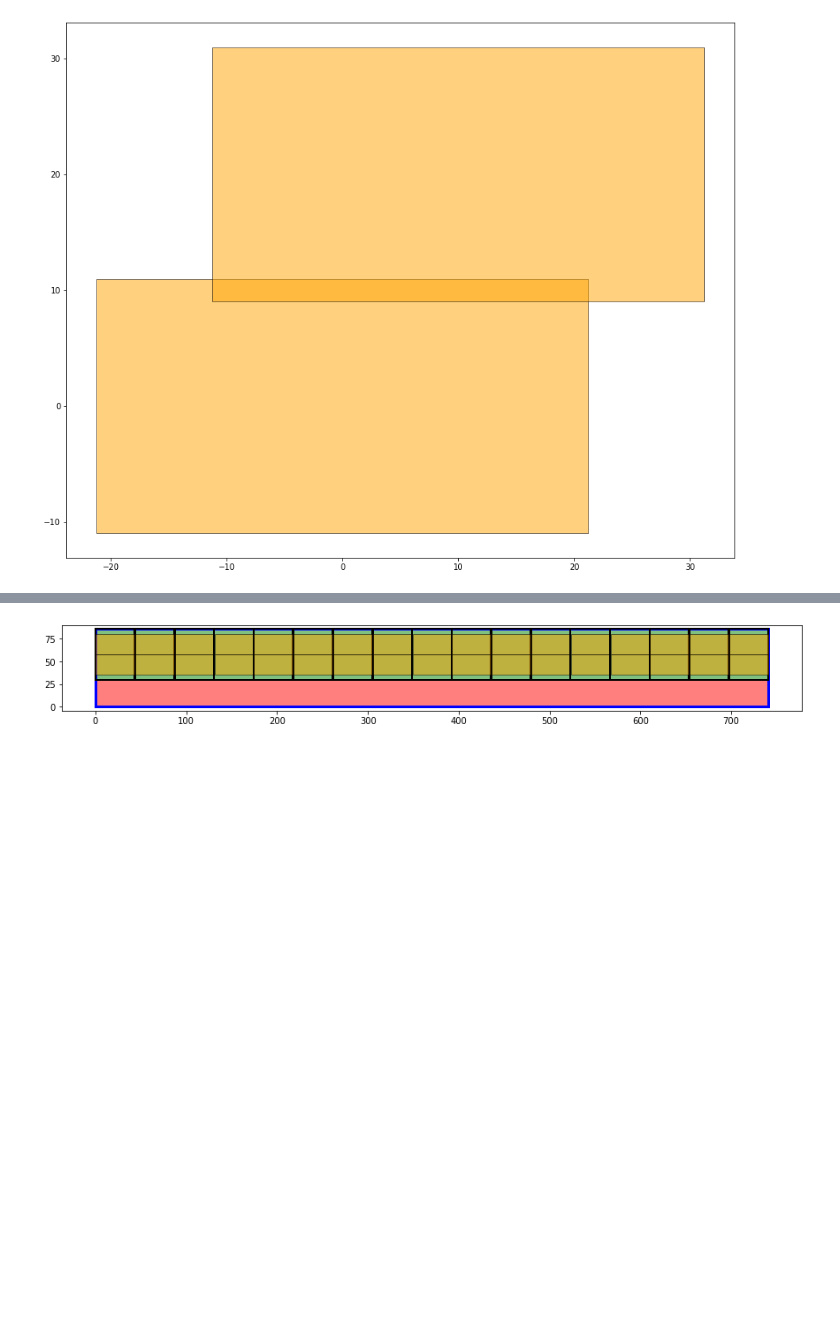
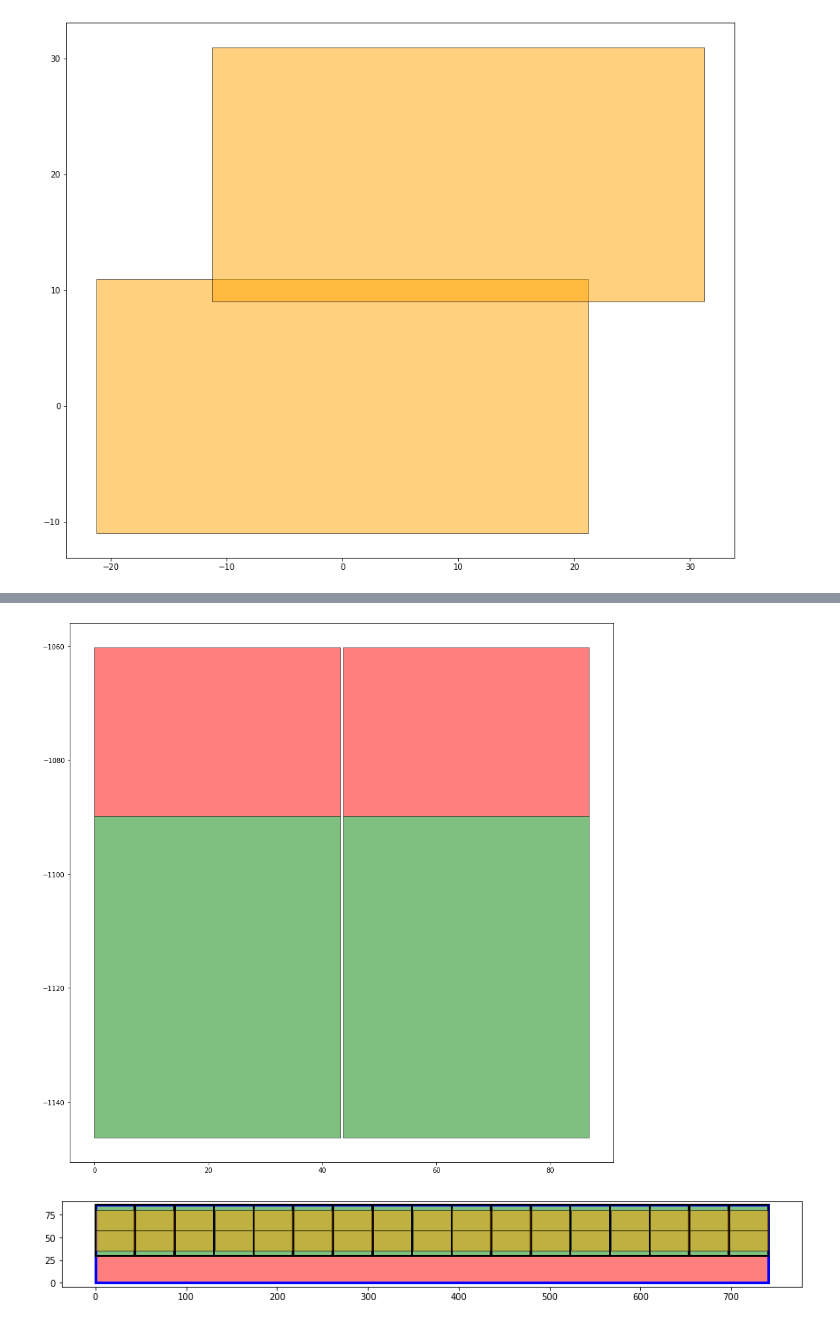
Before and after one commit to yashmehra028/ETL-Copy, a Jupyter notebook: SingleObjects.ipynb, the cells around one changed output, grey strips where cells are left out. Drawn from its saved outputs; the diff is of its cells as text; code cells hidden in the pictures; blank space fills up the shorter version.

```diff
--- a/SingleObjects.ipynb
+++ b/SingleObjects.ipynb
@@ -127,3 +140,39 @@ plt.show()
+# %%
+largeSensor = True
+
+if largeSensor:
+    s = Sensor(42.5, 22)
+    m = Module(43.10, 56.50, n_sensor_x=1, n_sensor_y=2, sensor_distance_y=22.5, sensor_distance_x=42.5+0.1)
+    m.populate(s)
+else:
+    # the new modules could look like this:
+    sensor_x = (42.5/2 + 0.5)
+    s = Sensor(sensor_x, 22)
+    m = Module(44.20, 56.50, n_sensor_x=2, n_sensor_y=2, sensor_distance_y=22.5, sensor_distance_x=sensor_x+0.1)
+    m.populate(s)
+
+rb = ReadoutBoard(10,56.5, color='green')
+pb = ReadoutBoard(10,29.5, color='red')
+
+SM = SuperModule(m, pb, rb, n_modules=1, orientation='above')
+
+SM.move_by(-SM.x1, -SM.y1)
+#SM.centerModule()
+
+D = Dee(315, 1185)
+D.populate(SM, edge_x=0, center_RB=True)
+
+plt.rcParams['figure.figsize'] = [15, 15]
+
+for slot in D.slots_flat[:2]:
+    #plt.gca().add_patch(slot.getPolygon())
+    plt.gca().add_patch(slot.RB.getPolygon())
+    plt.gca().add_patch(slot.PB.getPolygon())
+
+plt.axis('scaled')
+plt.show()
+# %% [output]
+[figure, added]
 # %%
 SM_small = SuperModule.fromSuperModule(SM, n_modules=17, orientation='below')
 
```
Also changed, not shown: parts of 5 cells of this notebook, 2 other files.
